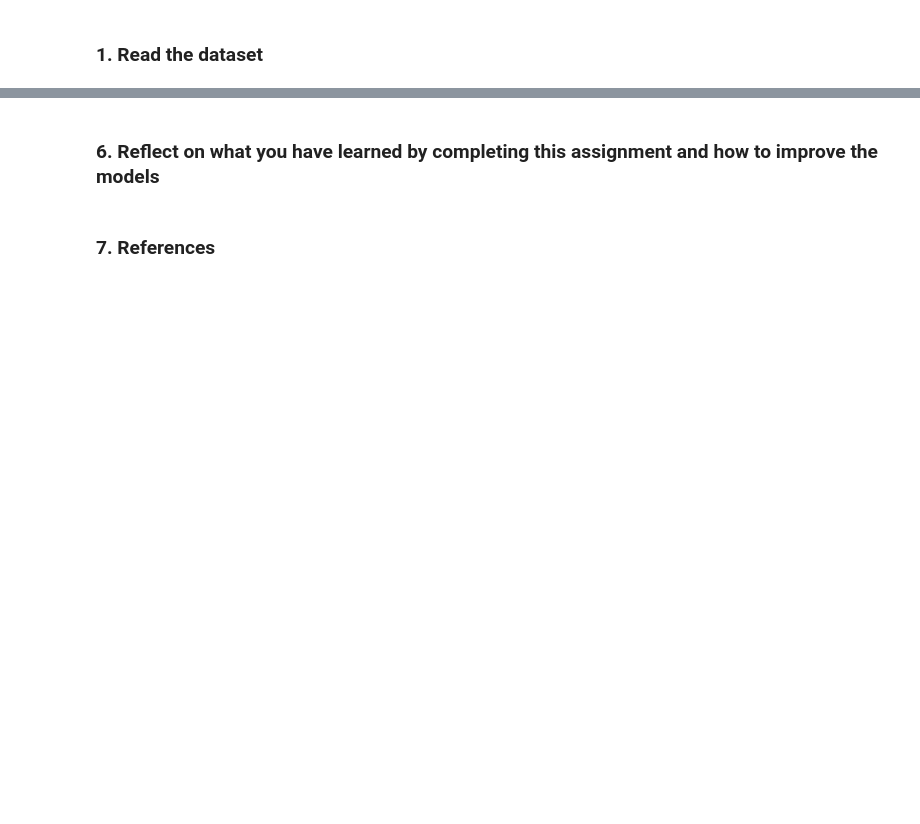
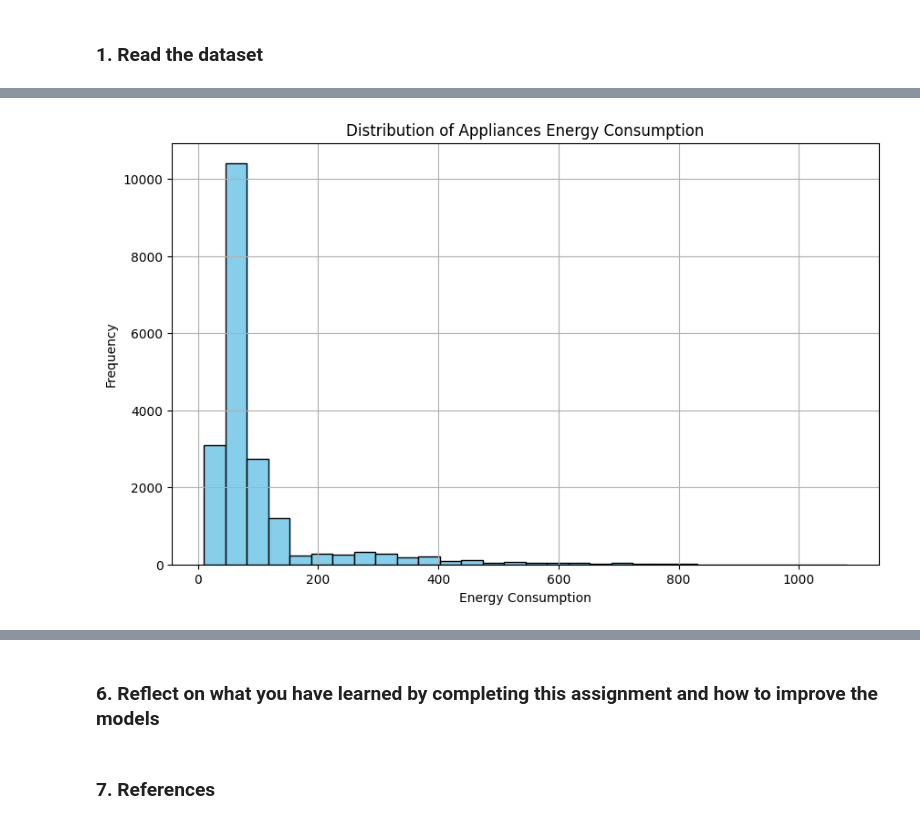
Before and after one commit to yuqingc31/MiningBigData, a Jupyter notebook: assignment1/a1841612_yuqingchen_assign1a.ipynb, the cells around one changed output, grey strips where cells are left out. Saved outputs shown, nothing was run; the diff lists cells and outputs as text; code cells hidden in the pictures; blank space fills up the shorter version.

```diff
--- a/assignment1/a1841612_yuqingchen_assign1a.ipynb
+++ b/assignment1/a1841612_yuqingchen_assign1a.ipynb
@@ -106,0 +182,19 @@ plt.show()
+# %%
+# 设置图形大小
+plt.figure(figsize=(10, 6))
+
+# 绘制能源使用量的直方图
+plt.hist(df['Appliances'], bins=30, color='skyblue', edgecolor='black')
+
+# 添加标题和标签
+plt.title('Distribution of Appliances Energy Consumption')
+plt.xlabel('Energy Consumption')
+plt.ylabel('Frequency')
+
+# 显示网格线
+plt.grid(True)
+
+# 显示图形
+plt.show()
+# %% [output]
+[figure, added]
```
Also changed, not shown: parts of 37 cells of this notebook, 1 other file.
